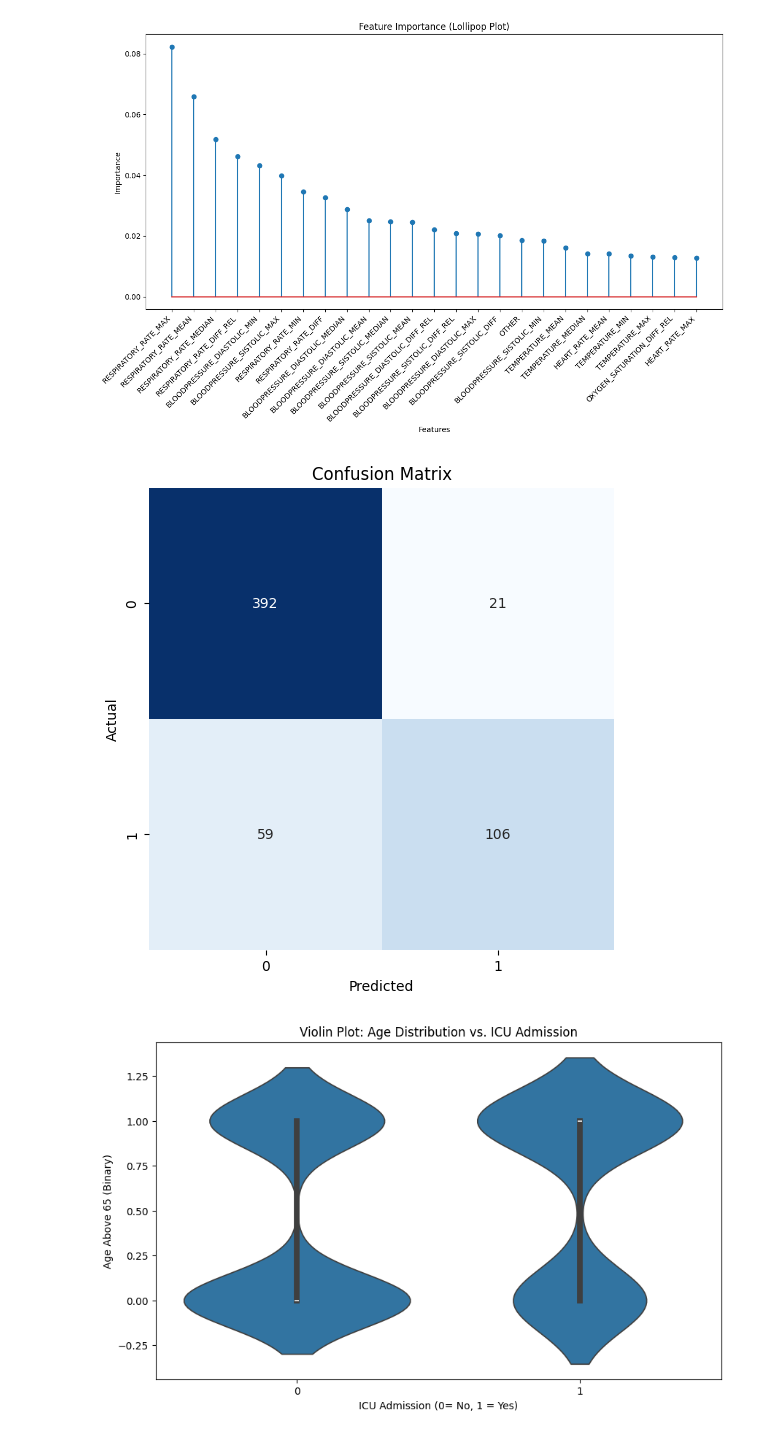
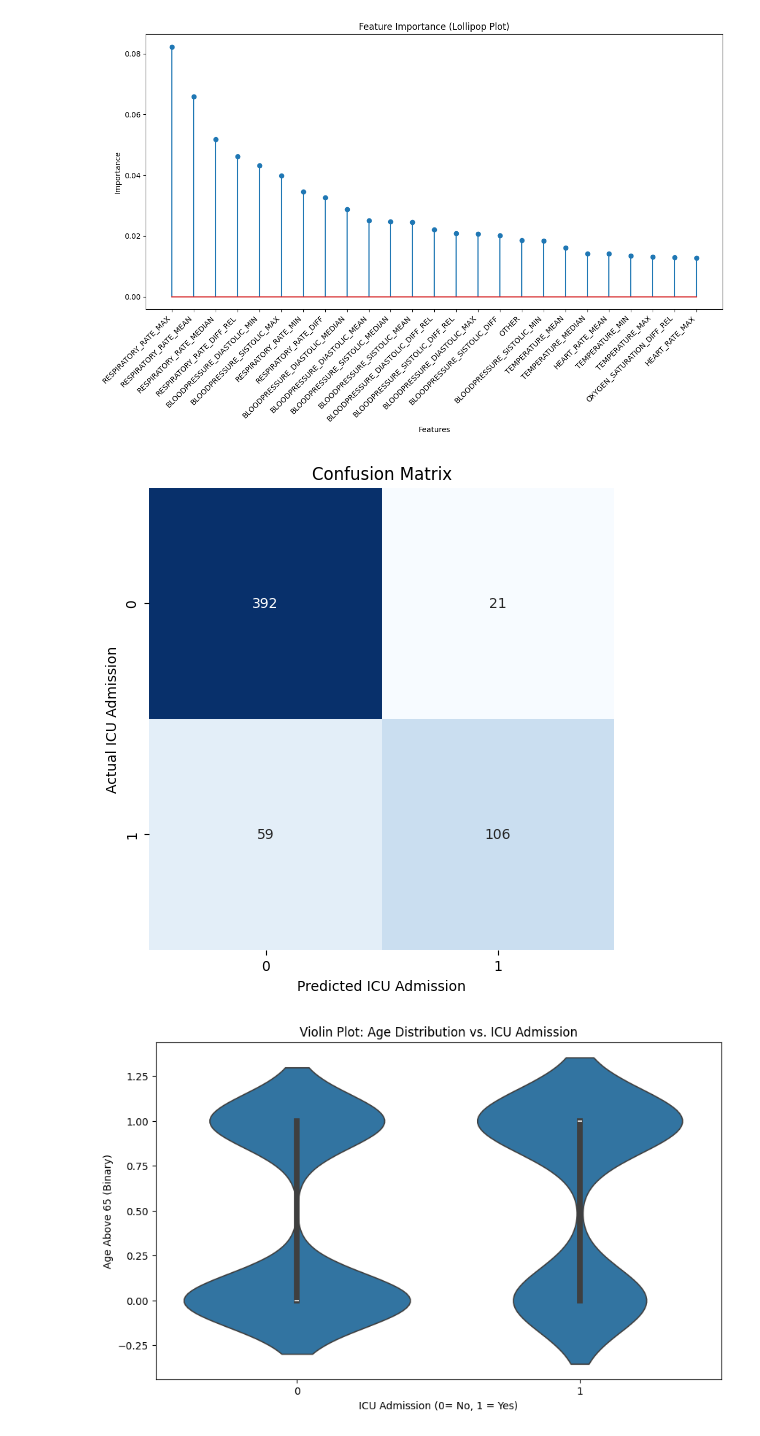
Before and after one commit to JenniferLA/Capstone_Covid, a Jupyter notebook: Capstone.ipynb, the cells around one changed output. Saved outputs shown, nothing was run; the diff lists cells and outputs as text; code cells hidden in the pictures.

```diff
--- a/Capstone.ipynb
+++ b/Capstone.ipynb
@@ -191,14 +193,14 @@ plt.show()
 # %% [output]
 [figure]
 # %%
-# 3. Confusion Matrix (Heatmap)
+# Confusion Matrix (Heatmap)
 conf_matrix = confusion_matrix(y_test, y_pred)
 plt.figure(figsize=(6, 6))
 sns.heatmap(conf_matrix, annot=True, fmt="d", cmap="Blues", cbar=False)
 plt.title("Confusion Matrix")
-plt.ylabel("Actual")
-plt.xlabel("Predicted")
+plt.ylabel("Actual ICU Admission")
+plt.xlabel("Predicted ICU Admission")
 plt.show()
 # %% [output]
-[figure, old version]
+[figure, new version]
 # %%
```
Also changed, not shown: parts of 23 cells of this notebook.
